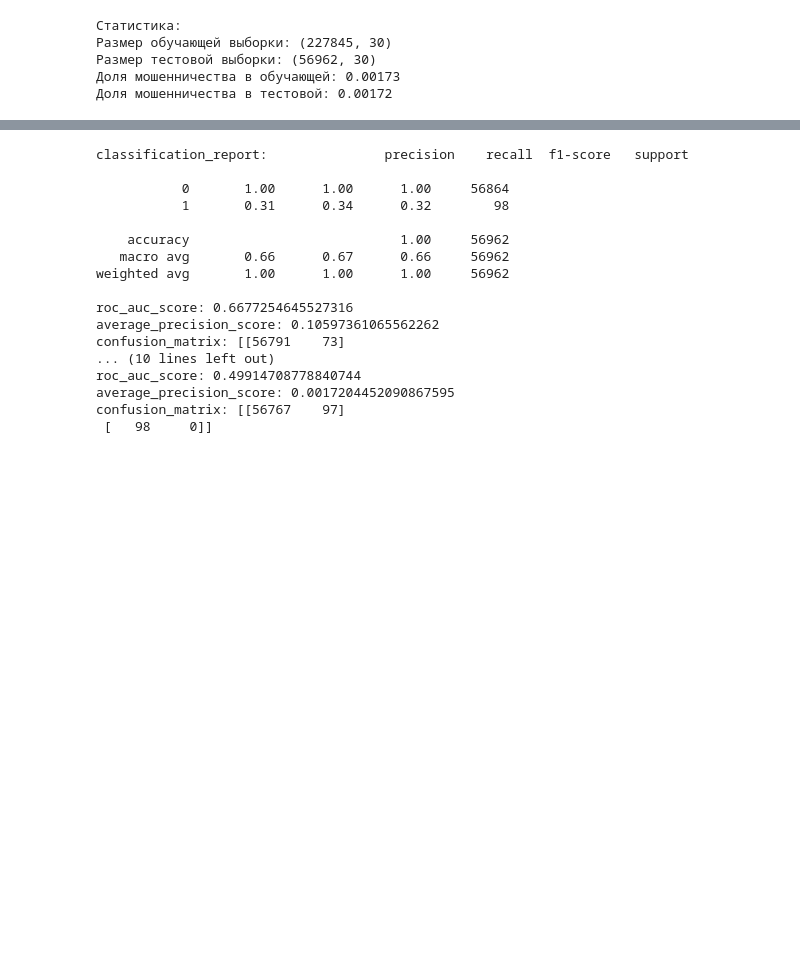
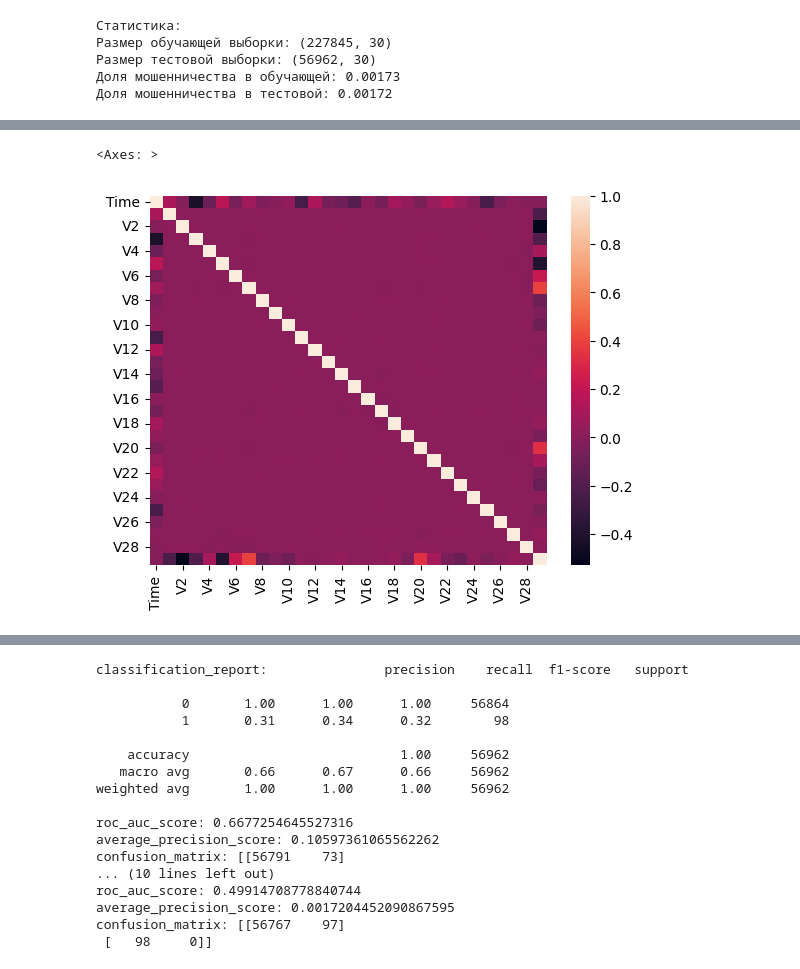
Before and after one commit to SemVan/BankingCourse, a Jupyter notebook: Seminar7 (1).ipynb, the cells around one changed output, grey strips where cells are left out. Cells and saved outputs as stored; diff of their text form; code cells hidden in the pictures; blank space fills up the shorter version.

```diff
--- a/Seminar7 (1).ipynb
+++ b/Seminar7 (1).ipynb
@@ -205,0 +264,5 @@ Length: 56962, dtype: float64
+# %%
+sns.heatmap(a)
+# %% [output]
+<Axes: >
+[figure, added]
```
Also changed, not shown: parts of 7 cells of this notebook.
